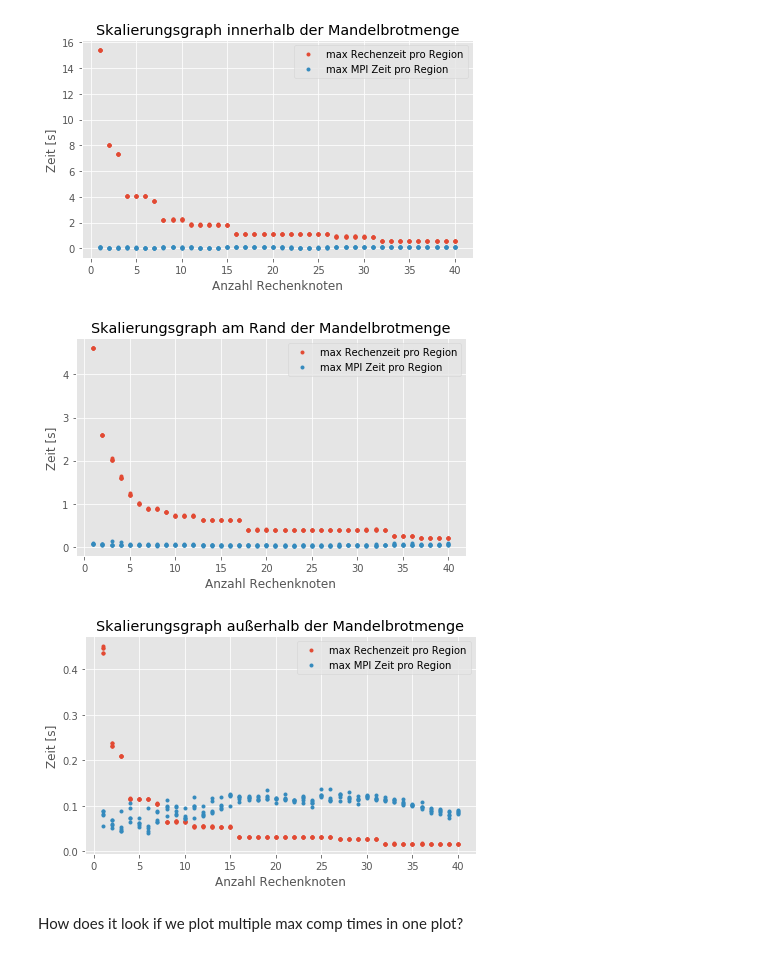
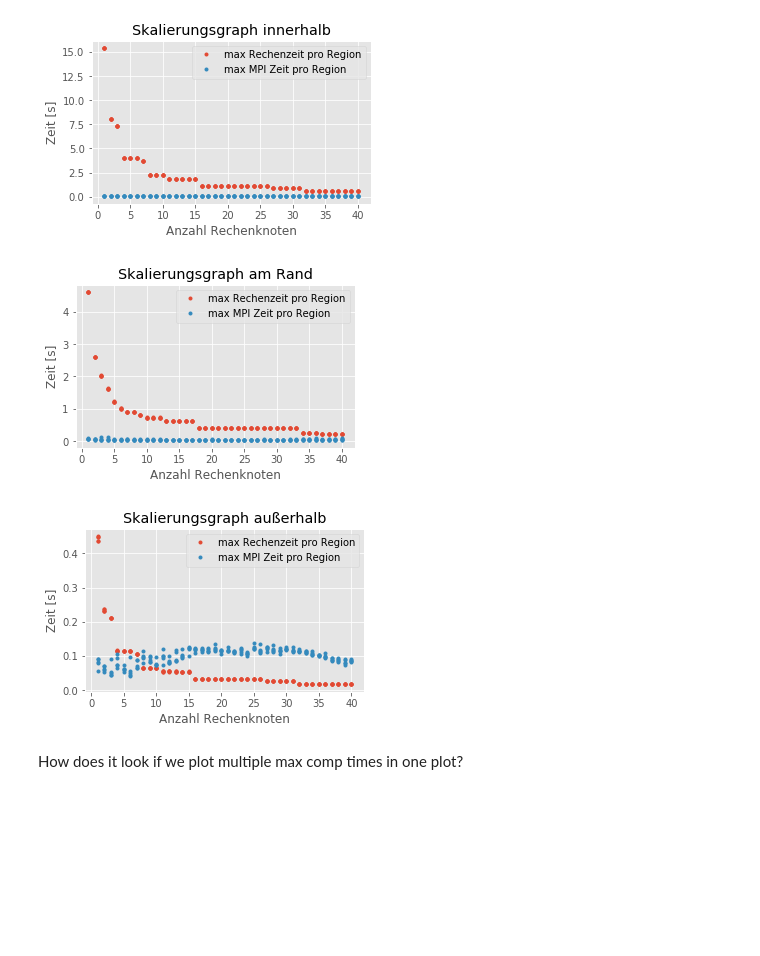
Before and after one commit to eragp/mandelbrot, a Jupyter notebook: eval/scalingGraph/scaling_graph.ipynb, the cells around one changed output. Cells and saved outputs as stored; diff of their text form; code cells hidden in the pictures; blank space fills up the shorter version.

Commit message:
Change graph size

```diff
--- a/eval/scalingGraph/scaling_graph.ipynb
+++ b/eval/scalingGraph/scaling_graph.ipynb
@@ -36,7 +36,7 @@ def simple_plot(data, title, short_title):
     mpi = np.asarray(mpiT) / 1e6
 
 
-    fig, host = plt.subplots(figsize=(7,4))
+    fig, host = plt.subplots(figsize=(5,3))
     # par1 = host.twinx()
 
     host.plot(x, cp, label="max Rechenzeit pro Region", lw=0, marker=".")
@@ -138,24 +138,23 @@ def regression_plot(data):
 # %%
 inside_path = './data/data_scaling_inside_mandelbrot.json'
 border_path = './data/data_scaling_border_mandelbrot.json'
 outside_path = './data/data_scaling_outside_mandelbrot.json'
 inside = load_json(inside_path)
 border = load_json(border_path)
 outside = load_json(outside_path)
 
 plt.style.use('ggplot')
-simple_plot(inside, 'Skalierungsgraph innerhalb der Mandelbrotmenge', 'scale_graph_inside')
-simple_plot(border, 'Skalierungsgraph am Rand der Mandelbrotmenge', 'scale_graph_border')
-simple_plot(outside, 'Skalierungsgraph außerhalb der Mandelbrotmenge', 'scale_graph_outside')
+simple_plot(inside, 'Skalierungsgraph innerhalb', 'scale_graph_inside')
+simple_plot(border, 'Skalierungsgraph am Rand', 'scale_graph_border')
+simple_plot(outside, 'Skalierungsgraph außerhalb', 'scale_graph_outside')
 
 #regression_plot(inside)
 #regression_plot(border)
 #regression_plot(outside)
-k
 # %% [output]
-[figure, old version]
+[figure, new version]
-[figure, old version]
+[figure, new version]
-[figure, old version]
+[figure, new version]
 # %% [markdown]
 How does it look if we plot multiple max comp times in one plot?
 # %%
```
Also changed, not shown: 6 other files.
